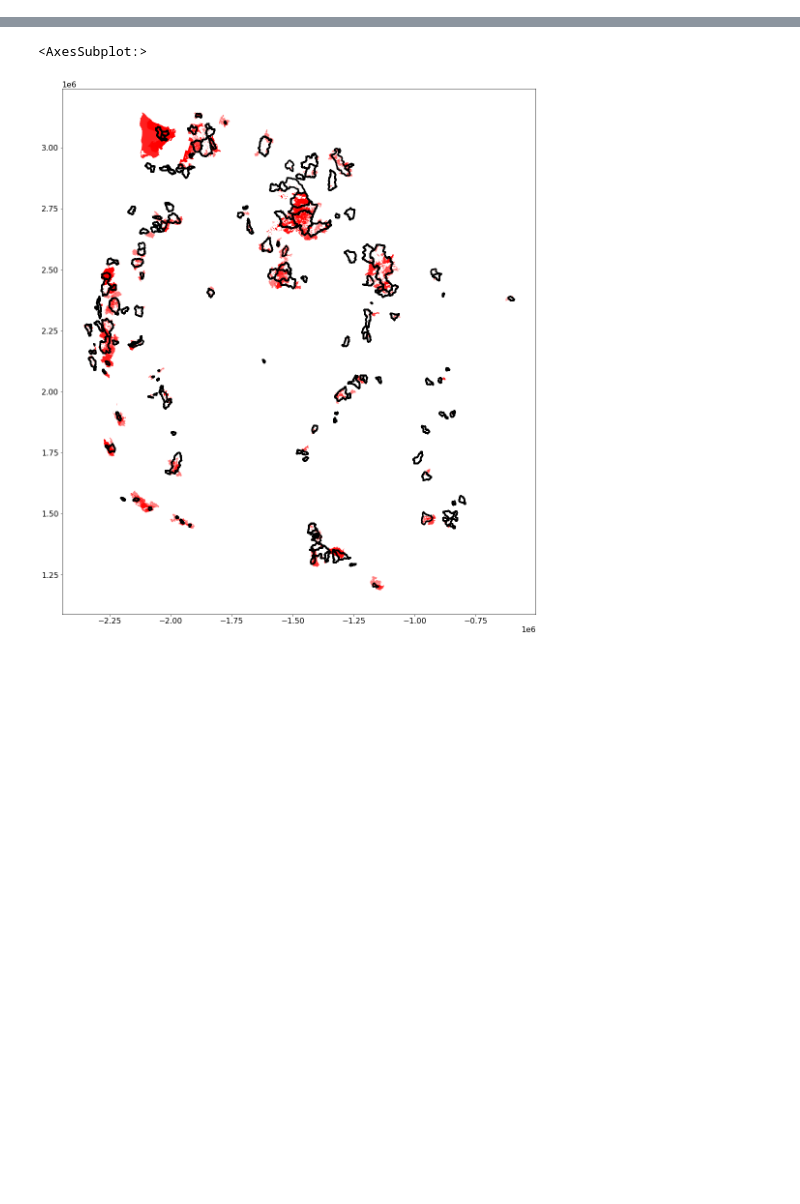
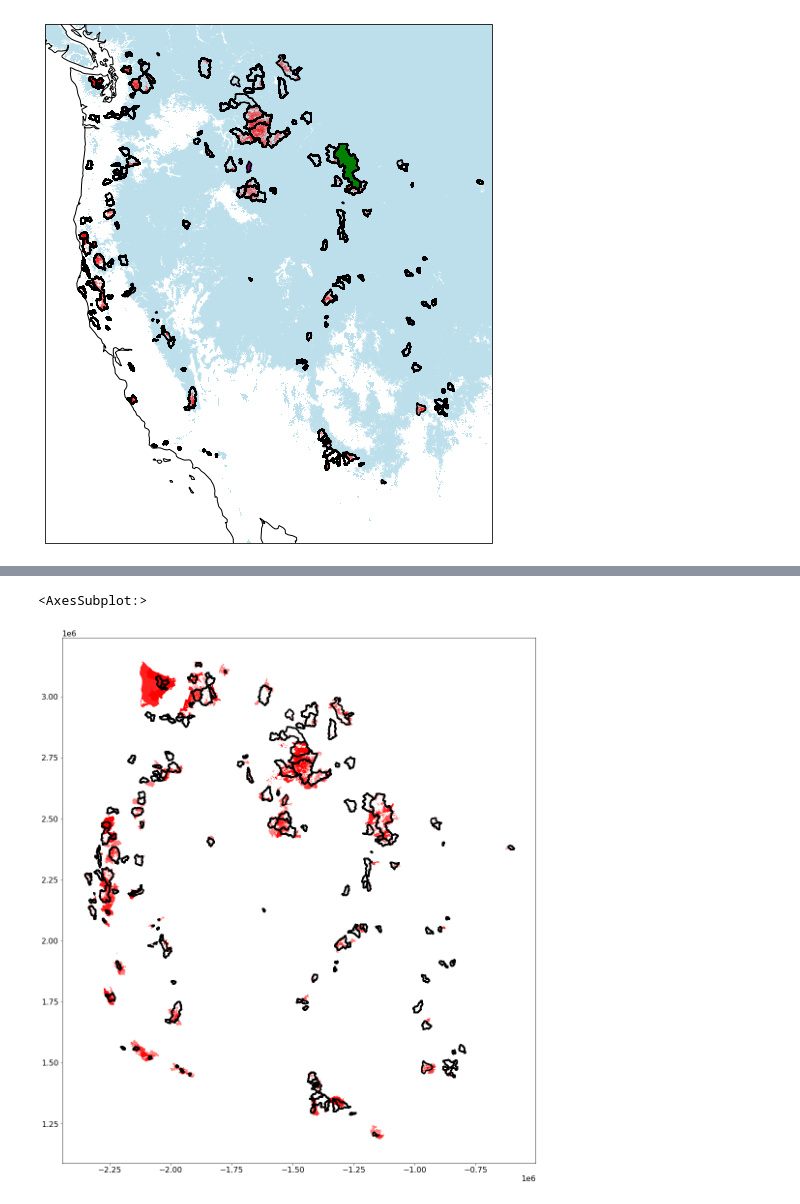
Before and after one commit to mariannecowherd/snow_fires, a Jupyter notebook: scripts/seasonal_snow_zone.ipynb, the cells around one changed output, grey strips where cells are left out. Drawn from its saved outputs; the diff is of its cells as text; code cells hidden in the pictures; blank space fills up the shorter version.

Commit message:
burn and snow history per basin

```diff
--- a/scripts/seasonal_snow_zone.ipynb
+++ b/scripts/seasonal_snow_zone.ipynb
@@ -44,3 +78,12 @@ plt.savefig(homedir + 'figures/snowzone_context.jpg')
 # %%
 ## get fires from all years that are in the gaged watersheds
-gaged_fires = gpd.sjoin(fires_allyears,gaged_basins)
+# gaged_fires = gpd.sjoin(fires_allyears,gaged_basins)
+
+
+#gaged_fires = gpd.overlay(fires_allyears,gaged_basins)
+
+jc_id = '13313000'
+jc_basin = gaged_basins[gaged_basins.GAGE_ID==jc_id]
+lg_id = '06192500'
+lg_basin = gaged_basins[gaged_basins.GAGE_ID==lg_id]
+## large basin is the yellowstone river near billings MT
@@ -51,0 +110,16 @@ plt.show()
+# %%
+import cartopy.crs as ccrs
+fig = plt.figure(figsize=(8, 12))
+ax=plt.axes(projection=ccrs.PlateCarree())
+ax.coastlines()
+snowzone.plot(ax=ax, color='lightblue',alpha=0.8) ## snowzone
+gaged_fires.plot(ax=ax,color='red',alpha=0.5)
+gaged_basins.boundary.plot(ax=ax,color='black')
+lg_basin.plot(ax=ax,color='green')
+ax.set_xlim(-126,-103)
+ax.set_ylim(31,50)
+jc_basin.plot(ax=ax,color='purple')
+# cx.add_basemap(ax,crs = wgs_crs,source=cx.providers.OpenTopoMap)
+plt.show()
+# %% [output]
+[figure, added]
```
Also changed, not shown: parts of 14 cells of this notebook, 1 other file.
